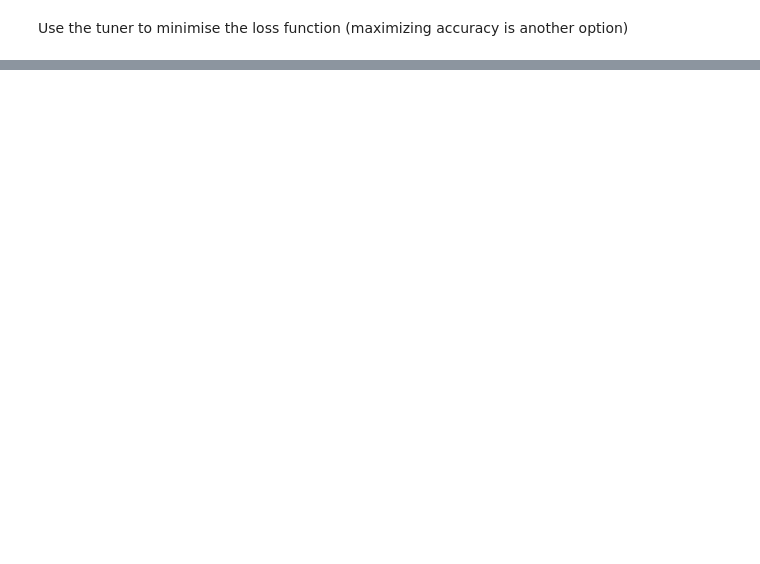
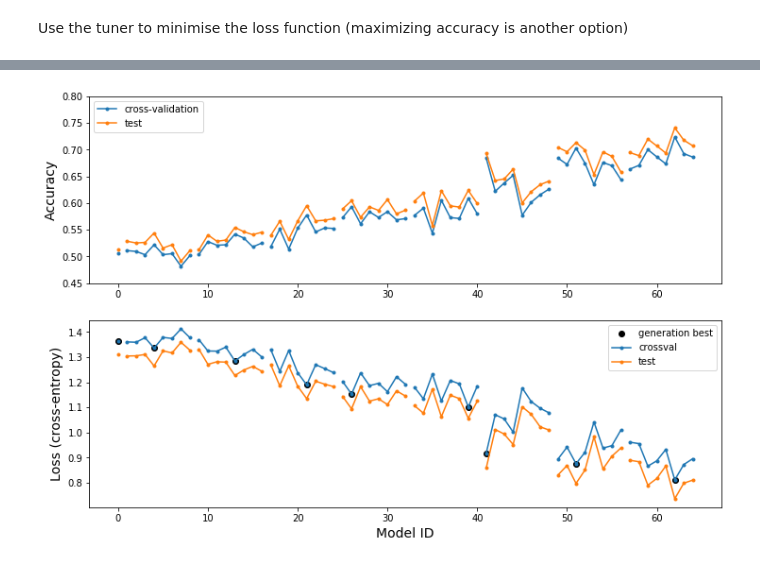
Before and after one commit to aksl20/safran-automl, a Jupyter notebook: python/notebook/demo-graph_morphism_on_cifar.ipynb, the cells around one changed output, grey strips where cells are left out. Cells and saved outputs as stored; diff of their text form; code cells hidden in the pictures; blank space fills up the shorter version.

```diff
--- a/python/notebook/demo-graph_morphism_on_cifar.ipynb
+++ b/python/notebook/demo-graph_morphism_on_cifar.ipynb
@@ -500,3 +532,53 @@ Text(0.5, 0, 'Model ID')
+# %%
+def insert_gap(vec, gen_size=8):
+    """Inser a nan in the vector between generations"""
+    n_models = vec.size
+    model_id = np.arange(vec.size)
+    gen = 1 + (model_id-1)//gen_size
+    last_gen = gen[-1]
+
+    ind = np.empty((n_models+last_gen,))
+    ind[:] = np.nan
+    val = np.empty((n_models+last_gen,))
+    val[:] = np.nan
+
+    ind[model_id+gen] = model_id
+    val[model_id+gen] = vec
+    return ind, val
+
+
+def get_best_metric(vec, gen_size=8):
+    """Return id and metric of best model at each generation"""
+    n_models = vec.size
+    model_id = np.arange(vec.size)
+    gen = 1 + (model_id-1)//gen_size
+    n_gen = gen[-1]+1
+    best_id, best_metric = np.zeros((n_gen)), np.zeros((n_gen))
+    for ii in range(n_gen):
+        imin = vec[gen == ii].argmin()
+        shift = 0 if 0 == ii else 1+(ii-1)*gen_size
+        best_id[ii] = imin+shift
+        best_metric[ii] = vec[imin+shift]
+    return best_id, best_metric
+
+
+plt.figure(figsize=(12, 8))
+plt.subplot(2, 1, 1)
+plt.plot(*insert_gap(accuracies[:, 0]), ".-", label="cross-validation")
+plt.plot(*insert_gap(accuracies[:, 1]), ".-",label="test")
+plt.ylim(.45, .8)
+plt.legend()
+plt.ylabel("Accuracy", fontsize=14)
+
+plt.subplot(2, 1, 2)
+plt.plot(*get_best_metric(losses[:, 0]), "ok", label="generation best")
+plt.plot(*insert_gap(losses[:, 0]), ".-",label="crossval")
+plt.plot(*insert_gap(losses[:, 1]), ".-",label="test")
+plt.ylabel("Loss (cross-entropy)", fontsize=14)
+plt.xlabel("Model ID", fontsize=14)
+plt.legend();
+# %% [output]
+[figure, added]
 # %%
 best_graph = tuner.load_best_model()
 best_model = best_graph.produce_torch_model()
```
Also changed, not shown: parts of 14 cells of this notebook.
